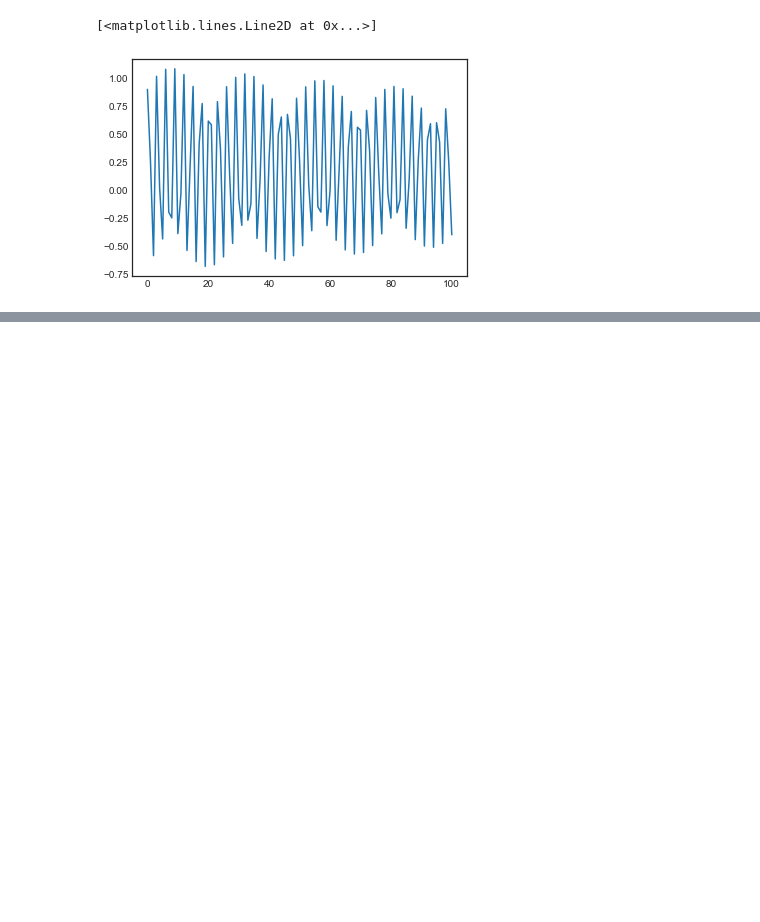
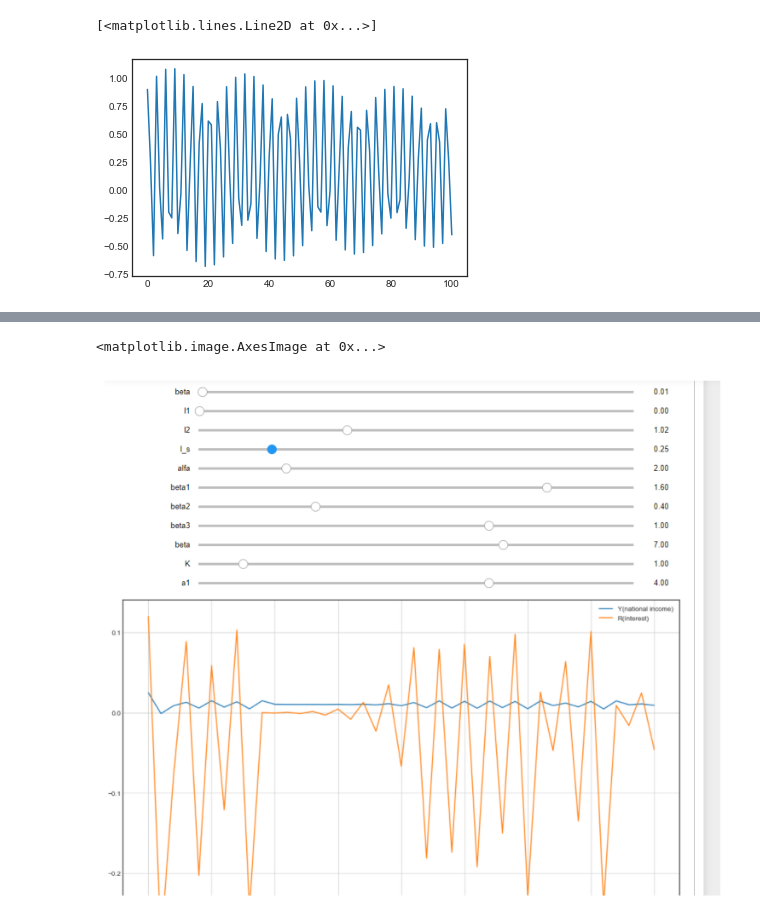
Before and after one commit to kurocho/ISZ, a Jupyter notebook: notebook.ipynb, the cells around one changed output, grey strips where cells are left out. Saved outputs shown, nothing was run; the diff lists cells and outputs as text; code cells hidden in the pictures; blank space fills up the shorter version.

```diff
--- a/notebook.ipynb
+++ b/notebook.ipynb
@@ -167,0 +193,8 @@ interactive(children=(FloatSlider(value=0.5, description='alfa', layout=Layout(w
+# %%
+image = Image.open('D:/DOWNLOADFILES91218/modified_model2.PNG')
+plt.rcParams["figure.figsize"] = (14,8)
+plt.axis('off')
+plt.imshow(image)
+# %% [output]
+<matplotlib.image.AxesImage at 0x...>
+[figure, added]
```
Also changed, not shown: parts of 11 cells of this notebook.
